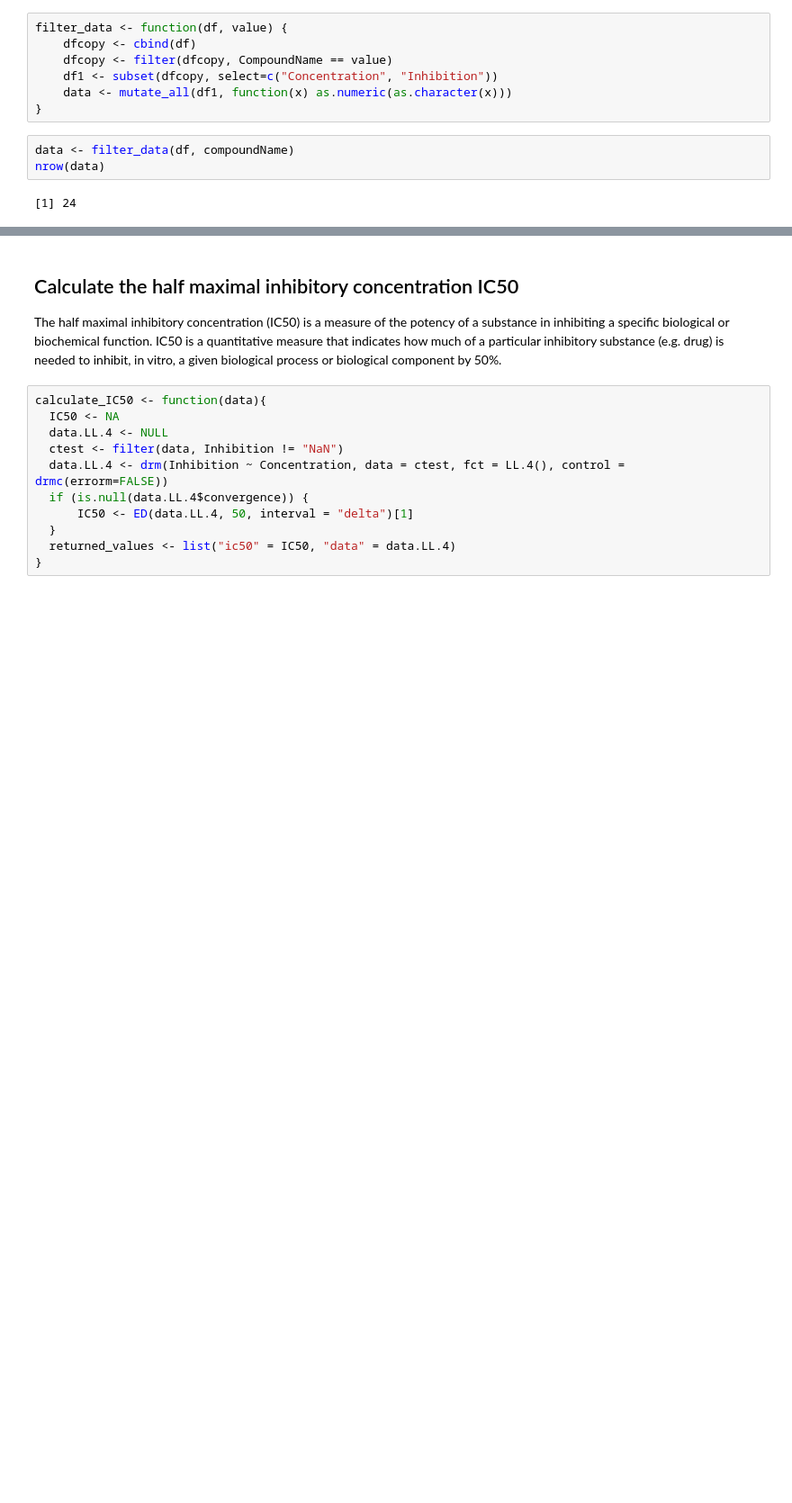
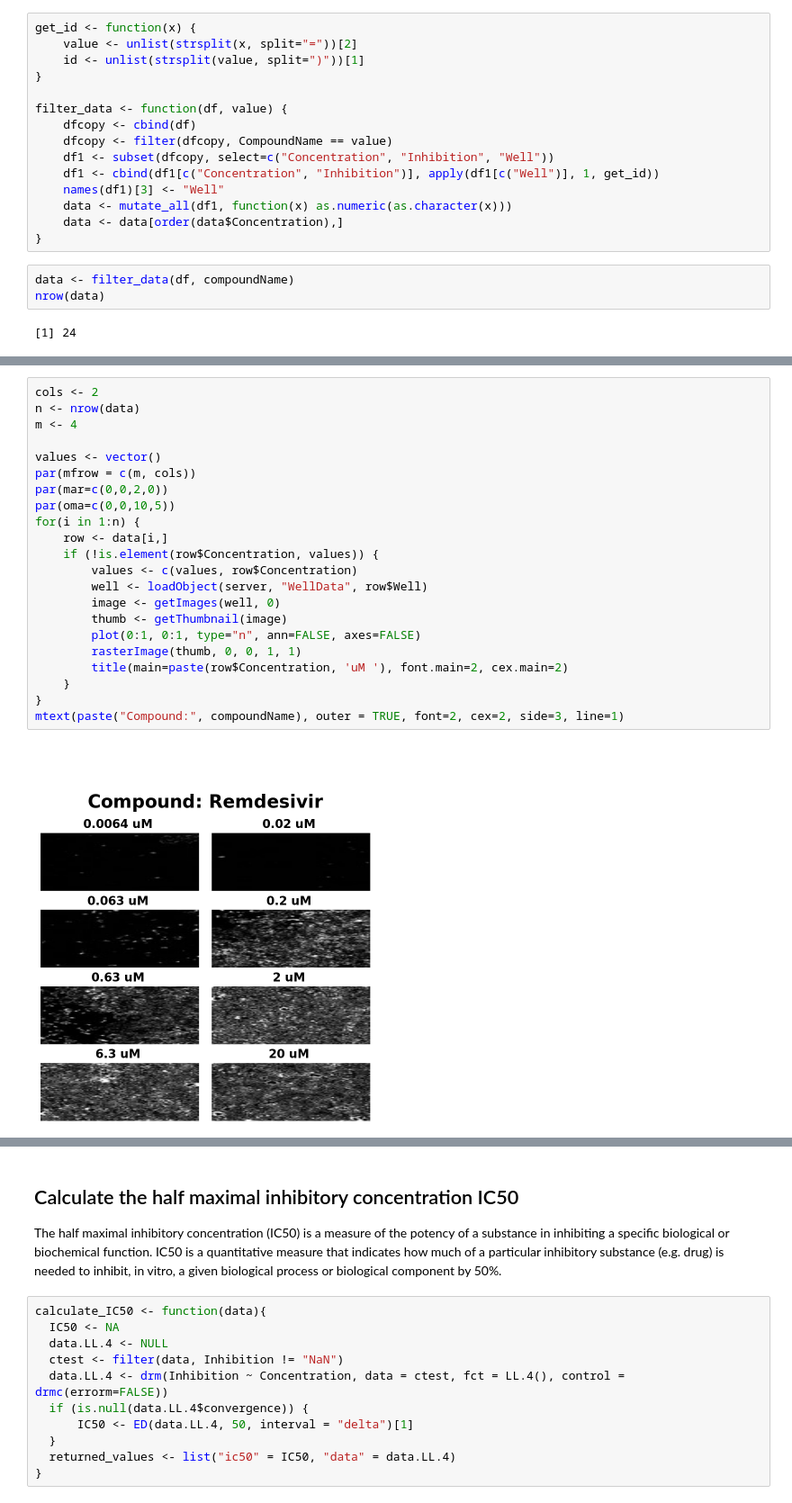
Before and after one commit to IDR/idr0094-ellinger-sarscov2, a Jupyter notebook: notebooks/idr0094-ic50_loadtable.ipynb, the cells around one changed output, grey strips where cells are left out. Shown at 90% size. Drawn from its saved outputs; the diff is of its cells as text; blank space fills up the shorter version.

Commit message:
display thumbnails

```diff
--- a/notebooks/idr0094-ic50_loadtable.ipynb
+++ b/notebooks/idr0094-ic50_loadtable.ipynb
@@ -76,11 +72,19 @@ Convert the value into numerical values.
 compoundName <- "Remdesivir"
 inChIKey <- "RWWYLEGWBNMMLJ-YSOARWBDSA-N"
 # %%
+get_id <- function(x) {
+    value <- unlist(strsplit(x, split="="))[2]
+    id <- unlist(strsplit(value, split=")"))[1]
+}
+
 filter_data <- function(df, value) {
     dfcopy <- cbind(df)
     dfcopy <- filter(dfcopy, CompoundName == value)
-    df1 <- subset(dfcopy, select=c("Concentration", "Inhibition"))
+    df1 <- subset(dfcopy, select=c("Concentration", "Inhibition", "Well"))
+    df1 <- cbind(df1[c("Concentration", "Inhibition")], apply(df1[c("Well")], 1, get_id))
+    names(df1)[3] <- "Well"
     data <- mutate_all(df1, function(x) as.numeric(as.character(x)))
+    data <- data[order(data$Concentration),]
 }
 # %%
 data <- filter_data(df, compoundName)
@@ -89,0 +99,24 @@ nrow(data)
+# %%
+cols <- 2
+n <- nrow(data)
+m <- 4
+
+values <- vector()
+par(mfrow = c(m, cols))
+par(mar=c(0,0,2,0))
+par(oma=c(0,0,10,5))
+for(i in 1:n) {
+    row <- data[i,]
+    if (!is.element(row$Concentration, values)) {
+        values <- c(values, row$Concentration)
+        well <- loadObject(server, "WellData", row$Well)
+        image <- getImages(well, 0)
+        thumb <- getThumbnail(image)
+        plot(0:1, 0:1, type="n", ann=FALSE, axes=FALSE)
+        rasterImage(thumb, 0, 0, 1, 1)
+        title(main=paste(row$Concentration, 'uM '), font.main=2, cex.main=2)
+    }
+}
+mtext(paste("Compound:", compoundName), outer = TRUE, font=2, cex=2, side=3, line=1)
+# %% [output]
+[figure, added]
```
Also changed, not shown: parts of 6 cells of this notebook.
